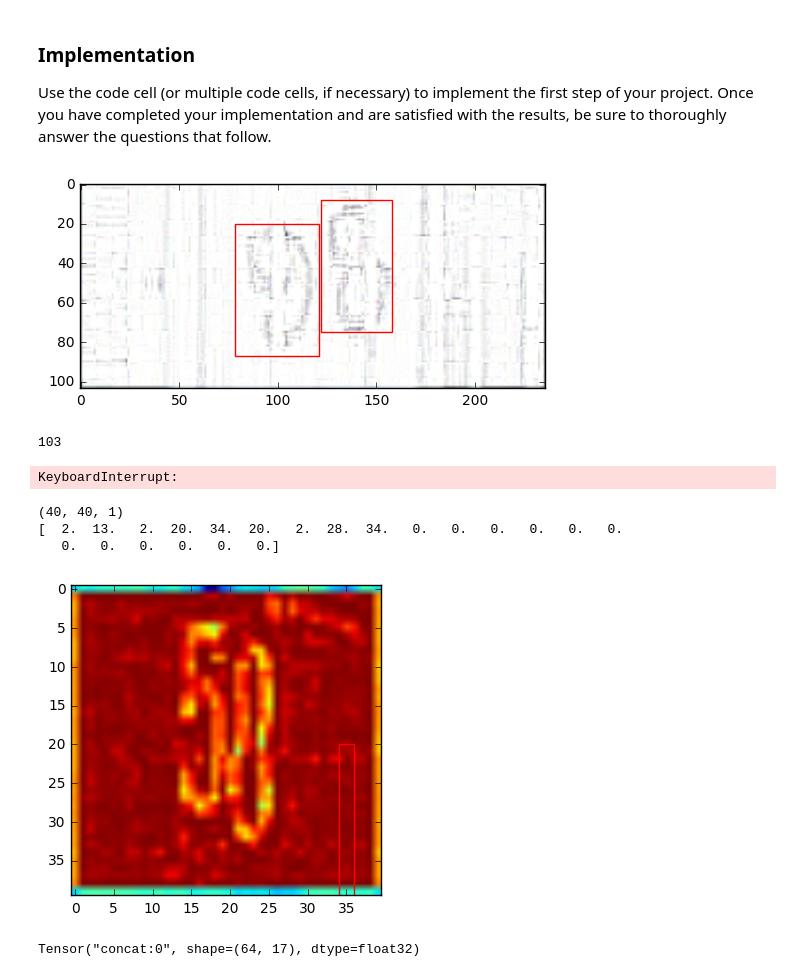
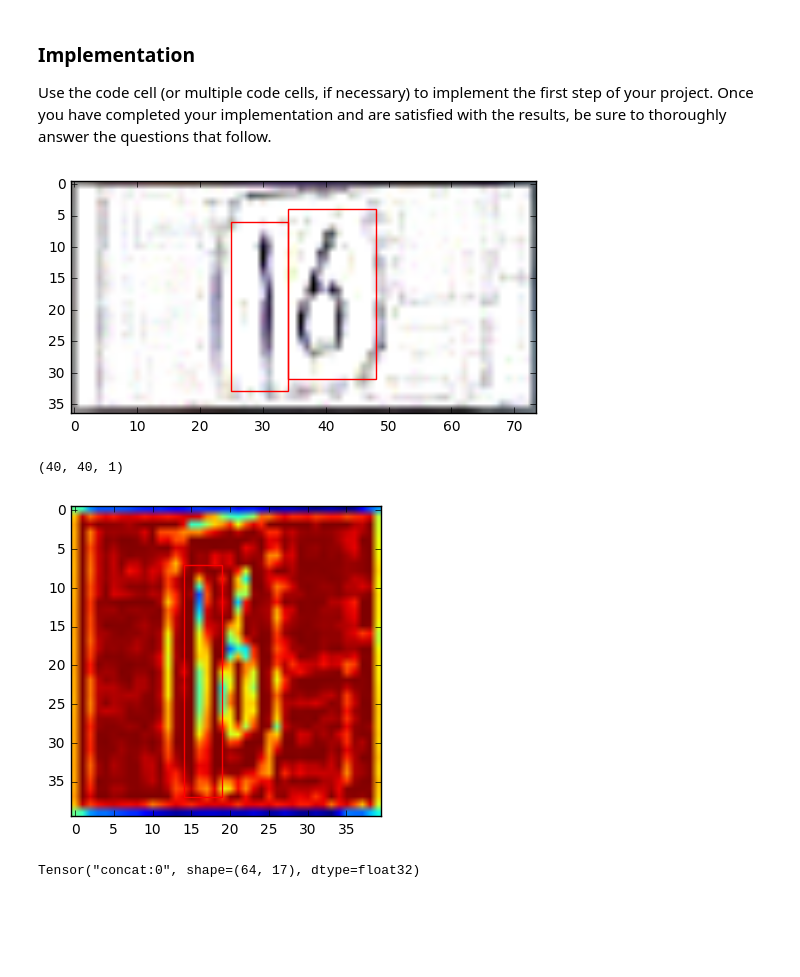
Before and after one commit to asindico/digitRecognition, a Jupyter notebook: digit_recognition.ipynb, the cells around one changed output. Drawn from its saved outputs; the diff is of its cells as text; code cells hidden in the pictures; blank space fills up the shorter version.

Commit message:
fixed wrong scaling of digit boxes

```diff
--- a/digit_recognition.ipynb
+++ b/digit_recognition.ipynb
@@ -436,7 +436,9 @@ deal with numb
 # %%
 from PIL import Image
 from PIL import ImageFilter
-
+train_folders = 'sv_train/train'
+test_folders = 'test'
+extra_folders = 'extra'
 SV_IMG_SIZE = 50
 SV_CHANNELS = 1
 train_imsize = np.ndarray([len(train_data),2])
@@ -464,7 +466,7 @@ for i in range(max_images):
             #       ,box['left']+box['width']
             #       ,box['top']+box['height']))
         im = im.resize((SV_IMG_SIZE,SV_IMG_SIZE),Image.ANTIALIAS)
-        im = im.filter(ImageFilter.CONTOUR)
+        im = im.filter(ImageFilter.EDGE_ENHANCE_MORE)
 
         array = np.asarray(im)
         array =  array.reshape((SV_IMG_SIZE,SV_IMG_SIZE,3)).astype(np.float32)
@@ -479,7 +481,7 @@ for i in range(max_images):
 
 idx = 2
 sv_images = np.asarray(sv_images)
-plt.imshow(sv_images[8].reshape(SV_IMG_SIZE,SV_IMG_SIZE),cmap='gray')
+plt.imshow(sv_images[9].reshape(SV_IMG_SIZE,SV_IMG_SIZE),cmap='gray')
 
 #plt.imshow(sv_images[0])
 # %% [output]
@@ -709,23 +718,26 @@ Use the code cell (or multiple code cells, if necessary) to implement the first
 # %%
 from PIL import Image
 from PIL import ImageFilter
-i = 131
+train_folders = 'sv_train/train'
+test_folders = 'test'
+extra_folders = 'extra'
+i = 9
 filename = train_data[i]['filename']
 fullname = os.path.join(train_folders, filename)
 boxes = train_data[i]['boxes']
 im = Image.open(fullname)
 im = im.filter(ImageFilter.CONTOUR)
 fig,ax = plt.subplots(1)
 ax.imshow(im)
 for ind,box in enumerate(boxes):
     rect = patches.Rectangle((box['left'],box['top']),box['width'],box['height'],linewidth=1,edgecolor='r',facecolor='none')
     ax.add_patch(rect)
 plt.show()
 # %% [output]
-[figure, old version]
+[figure, new version]
 # %%
 
-max_images = 5000
+max_images = 20
 SV_IMG_SIZE = 40
 SV_CHANNELS = 1
 max_digits = 5
@@ -733,7 +745,7 @@ sv_images = []
 sv_boxes = []
 
 for i in range(max_images):
-    print (" \r%d" % i,end="")
+    #print (" \r%d" % i,end="")
     filename = train_data[i]['filename']
     fullname = os.path.join(train_folders, filename)
     boxes = train_data[i]['boxes']
@@ -755,40 +767,40 @@ for i in range(max_images):
         hr = SV_IMG_SIZE/float(oheight)
         #TODO RESIZE BOX ACCORDING TO IMAGE
         for bid,box in  enumerate(boxes):
-            nbox = [box['left']*wr
-                    ,box['top'] *hr
-                    ,(box['left']+box['width'])*wr
-                    ,(box['top']+box['height'])*hr]
+           # print("{} {} {}".format(box['left'],wr,float(box["left"])*wr))
+            nbox = [float(box['left'])*wr
+                    ,float(box['top']) *hr
+                    ,float(box['width'])*wr
+                    ,float(box['height'])*hr]
             box_list = box_list + nbox
+        #print(box_list)
         left = max_digits -lb
         while left>0:
             box_list = box_list+ [0,0,0,0]
             left= left-1
+
+        #print(box_list)
         box_list = np.ceil(np.asarray(box_list))
+        #print(box_list)
         na = na.reshape(SV_IMG_SIZE,SV_IMG_SIZE,1)
         sv_images.append(na.astype(np.float32))
         sv_boxes.append(box_list)
 
 idx = 2
 sv_images = np.asarray(sv_images)
-# %% [output]
-103
-KeyboardInterrupt:
 # %%
 import matplotlib.patches as patches
+idp=9
 print(sv_images[1].shape)
 fig,ax = plt.subplots(1)
-ax.imshow(sv_images[13].reshape(40,40))
-box = sv_boxes[13]
-print(box)
-rect = patches.Rectangle((box[4],box[5]),box[6],box[7],linewidth=1,edgecolor='r',facecolor='none')
+ax.imshow(sv_images[idp].reshape(40,40))
+box = sv_boxes[idp]
+rect = patches.Rectangle((box[1],box[2]),box[3],box[4],linewidth=1,edgecolor='r',facecolor='none')
 ax.add_patch(rect)
 plt.show()
 # %% [output]
 (40, 40, 1)
-[  2.  13.   2.  20.  34.  20.   2.  28.  34.   0.   0.   0.   0.   0.   0.
-   0.   0.   0.   0.   0.   0.]
-[figure, old version]
+[figure, new version]
 # %%
 from sklearn.model_selection import train_test_split
 sv_train, sv_validation, svt_boxes, svv_boxes = train_test_split(sv_images, sv_boxes, test_size=0.33, random_state=42)
```
Also changed, not shown: parts of 4 cells of this notebook, 1 other file.
